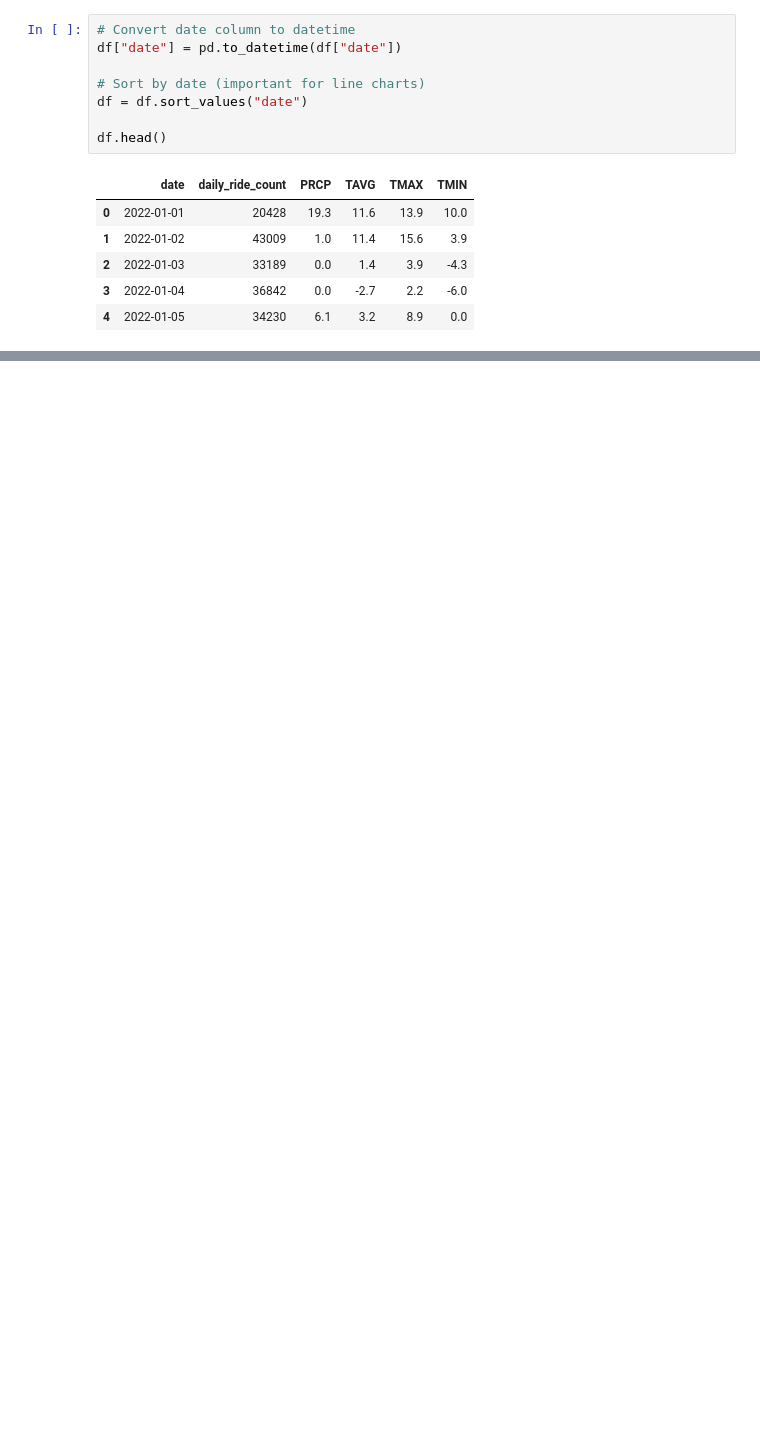
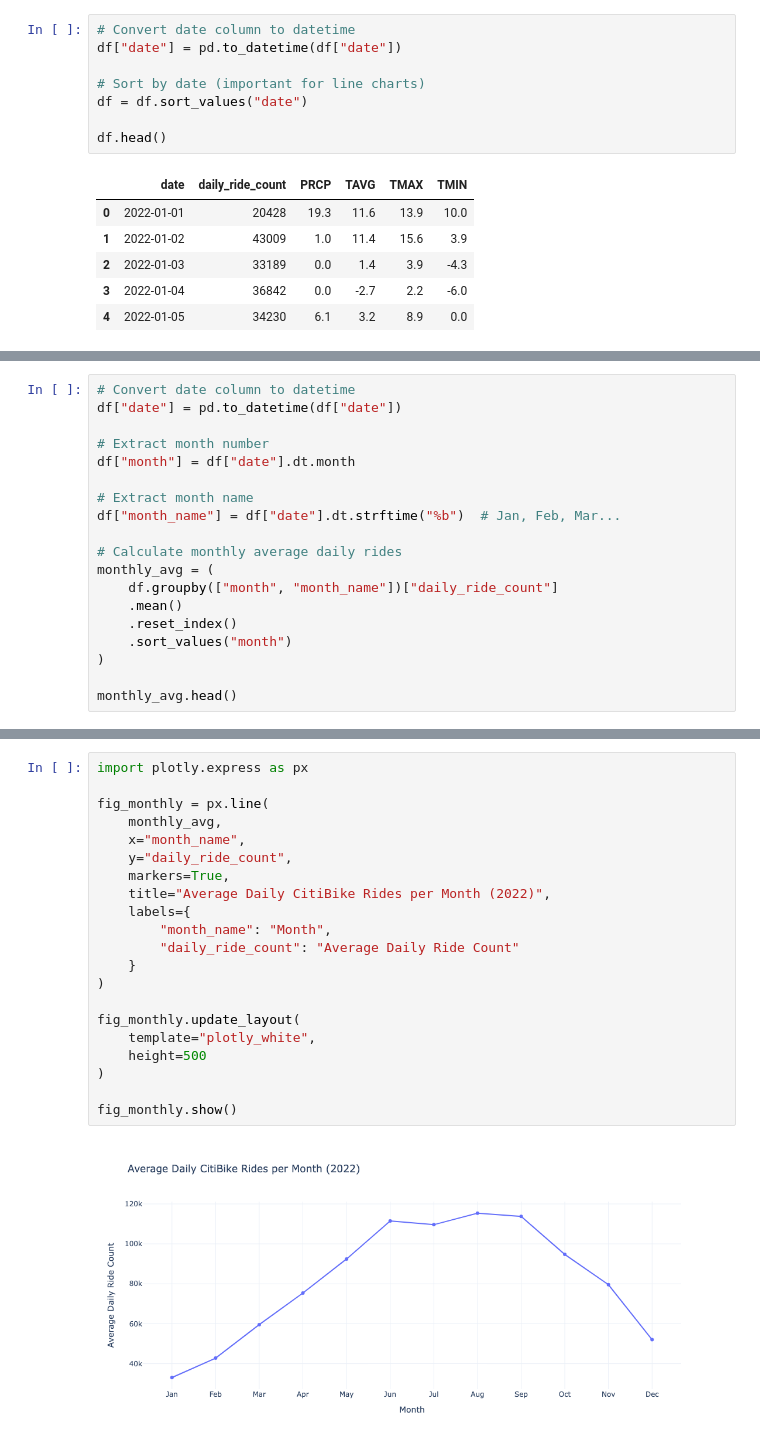
Before and after one commit to SAdevhonk/citi-bike-weather-2022, a Jupyter notebook: exercise_2_6_dashboard_plotly.ipynb, the cells around one changed output, grey strips where cells are left out. Cells and saved outputs as stored; diff of their text form; blank space fills up the shorter version.

Commit message:
Finalize Task 2.7 dashboard with monthly trends, improved recommendations, and layout consistency

```diff
--- a/exercise_2_6_dashboard_plotly.ipynb
+++ b/exercise_2_6_dashboard_plotly.ipynb
@@ -183,0 +210,19 @@ fig_line.show()
+# %%
+# Convert date column to datetime
+df["date"] = pd.to_datetime(df["date"])
+
+# Extract month number
+df["month"] = df["date"].dt.month
+
+# Extract month name
+df["month_name"] = df["date"].dt.strftime("%b")  # Jan, Feb, Mar...
+
+# Calculate monthly average daily rides
+monthly_avg = (
+    df.groupby(["month", "month_name"])["daily_ride_count"]
+    .mean()
+    .reset_index()
+    .sort_values("month")
+)
+
+monthly_avg.head()
@@ -183,0 +236,23 @@ fig_line.show()
+# %%
+import plotly.express as px
+
+fig_monthly = px.line(
+    monthly_avg,
+    x="month_name",
+    y="daily_ride_count",
+    markers=True,
+    title="Average Daily CitiBike Rides per Month (2022)",
+    labels={
+        "month_name": "Month",
+        "daily_ride_count": "Average Daily Ride Count"
+    }
+)
+
+fig_monthly.update_layout(
+    template="plotly_white",
+    height=500
+)
+
+fig_monthly.show()
+# %% [output]
+[figure, added]
```
Also changed, not shown: parts of 4 cells of this notebook, 1 other file.
